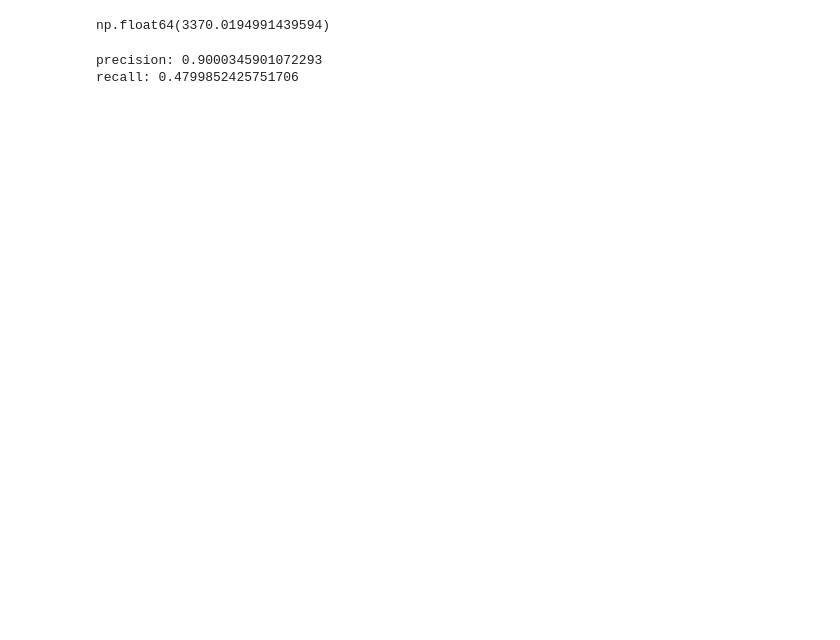
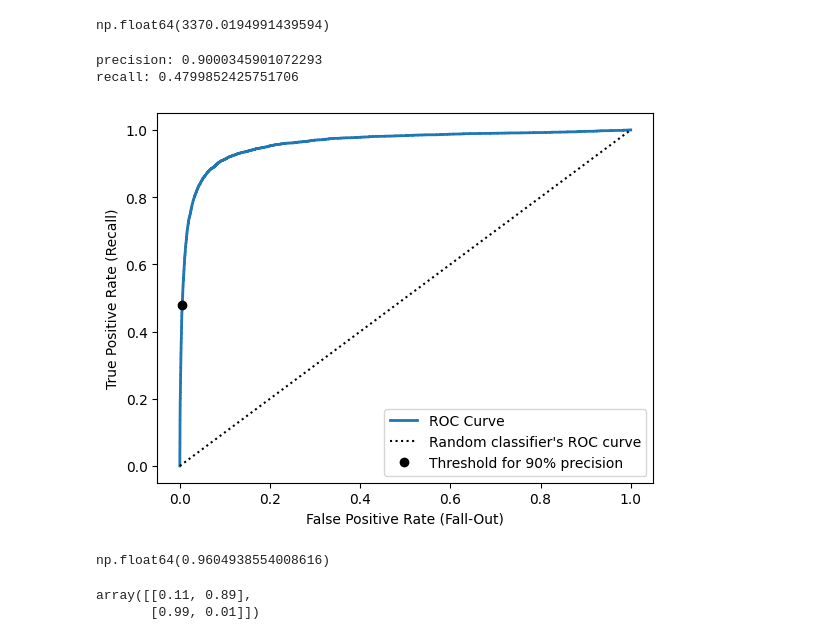
Before and after one commit to seshouan/Hands_on_ML, a Jupyter notebook: classification.ipynb, the cells around one changed output. Saved outputs shown, nothing was run; the diff lists cells and outputs as text; code cells hidden in the pictures; blank space fills up the shorter version.

```diff
--- a/classification.ipynb
+++ b/classification.ipynb
@@ -159,3 +162,38 @@ print(f'recall: {recall_at_90_precision}')
 # %% [output]
 precision: 0.9000345901072293
 recall: 0.4799852425751706
+# %%
+# plot ROC curves for 90% precision
+from sklearn.metrics import roc_curve
+
+fpr, tpr, thresholds = roc_curve(y_train_5, y_scores)
+idx_for_threshold_at_90 = (thresholds <= threshold_for_90_precision).argmax()
+tpr_90, fpr_90 = tpr[idx_for_threshold_at_90], fpr[idx_for_threshold_at_90]
+
+plt.plot(fpr, tpr, linewidth=2, label='ROC Curve')
+plt.plot([0, 1], [0, 1], 'k:', label='Random classifier\'s ROC curve')
+plt.plot([fpr_90], [tpr_90], 'ko', label='Threshold for 90% precision')
+plt.xlabel('False Positive Rate (Fall-Out)')
+plt.ylabel('True Positive Rate (Recall)')
+plt.legend()
+plt.show()
+# %% [output]
+[figure, added]
+# %%
+# compute the area under the curve (AUC) to gauge classifier performances
+from sklearn.metrics import roc_auc_score
+
+roc_auc_score(y_train_5, y_scores)
+# NOTE: use PR curve when false positives are more important than false negatives, otherwise use ROC curve
+# %% [output]
+np.float64(0.9604938554008616)
+# %%
+# compare the  PR curve and F1 of a random forrest classifier to those of the SGDClassifier; remember that random forest doesn't have a decision_function() method but has a predict_proba() method we can use
+from sklearn.ensemble import RandomForestClassifier
+
+forest_clf = RandomForestClassifier(random_state=42)
+y_probas_forest = cross_val_predict(forest_clf, X_train, y_train_5, cv=3, method='predict_proba')
+y_probas_forest[:2]
+# %% [output]
+array([[0.11, 0.89],
+       [0.99, 0.01]])
```
Also changed, not shown: parts of 3 cells of this notebook.
